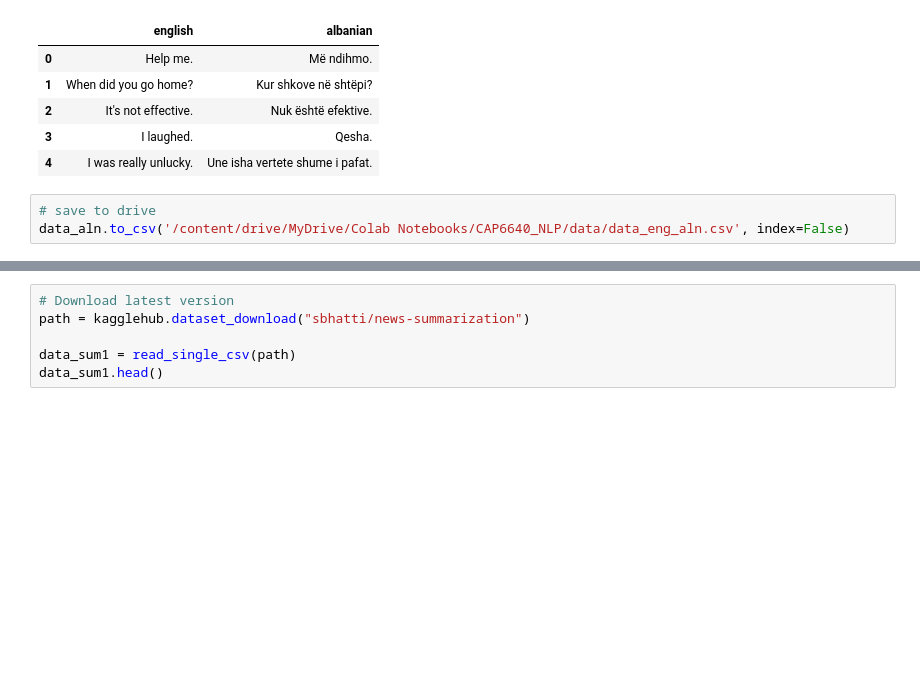
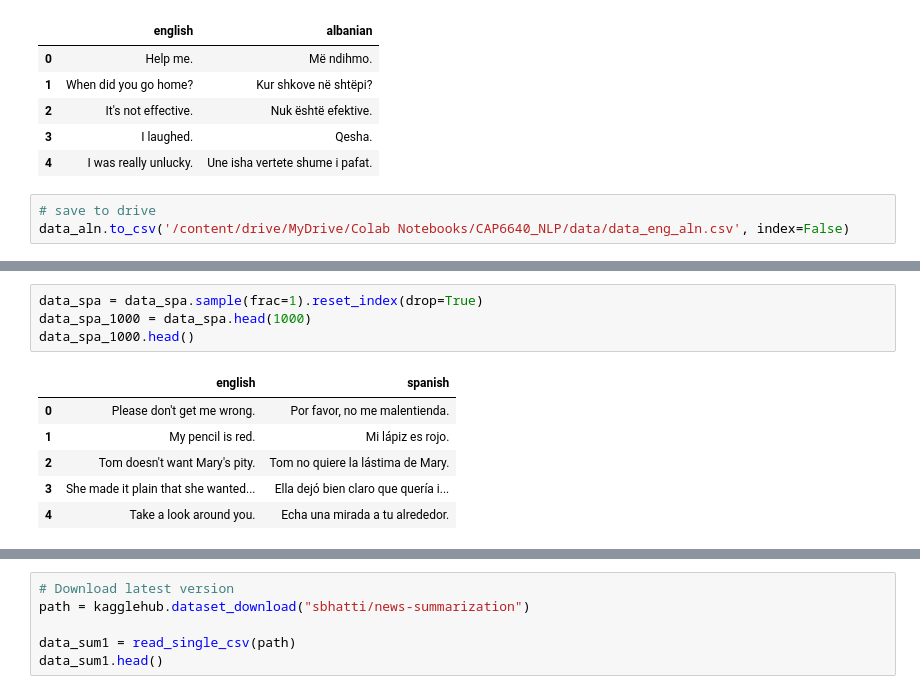
Before and after one commit to zoebatz/CAP6640_Project, a Jupyter notebook: NLP_datasets.ipynb, the cells around one changed output, grey strips where cells are left out. Drawn from its saved outputs; the diff is of its cells as text; blank space fills up the shorter version.

```diff
--- a/NLP_datasets.ipynb
+++ b/NLP_datasets.ipynb
@@ -410,0 +431,11 @@ data_aln.to_csv('/content/drive/MyDrive/Colab Notebooks/CAP6640_NLP/data/data_en
+# %%
+data_spa = data_spa.sample(frac=1).reset_index(drop=True)
+data_spa_1000 = data_spa.head(1000)
+data_spa_1000.head()
+# %% [output]
+|  | english | spanish |
+| 0 | Please don't get me wrong. | Por favor, no me malentienda. |
+| 1 | My pencil is red. | Mi lápiz es rojo. |
+| 2 | Tom doesn't want Mary's pity. | Tom no quiere la lástima de Mary. |
+| 3 | She made it plain that she wanted... | Ella dejó bien claro que quería i... |
+| 4 | Take a look around you. | Echa una mirada a tu alrededor. |
```
Also changed, not shown: parts of 16 cells of this notebook.
